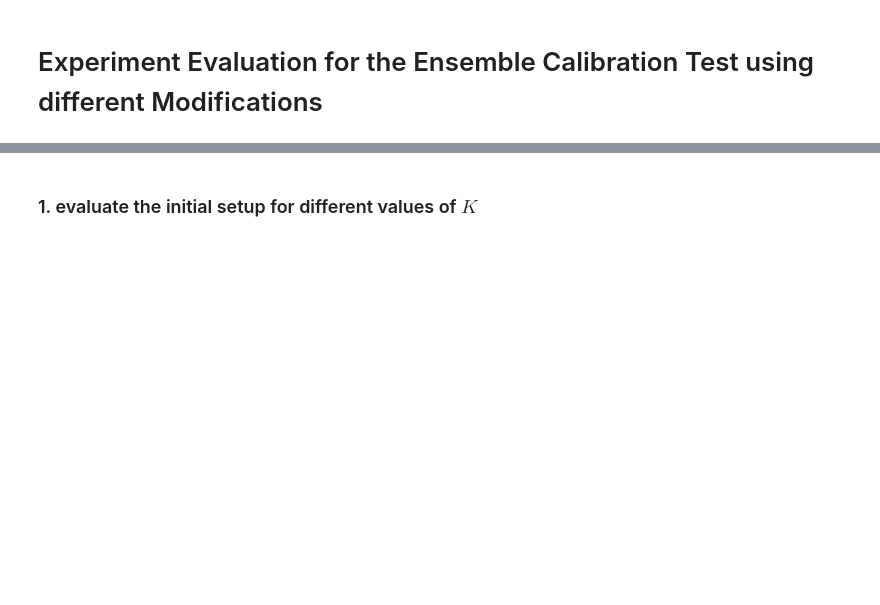
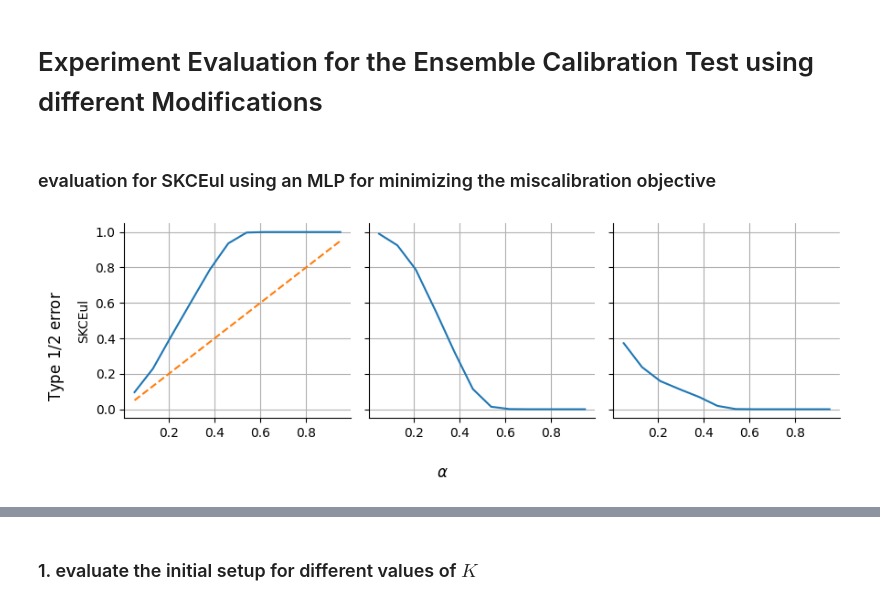
Before and after one commit to mkjuergens/EnsembleCalibration, a Jupyter notebook: notebooks/results_t1_t2.ipynb, the cells around one changed output, grey strips where cells are left out. Drawn from its saved outputs; the diff is of its cells as text; code cells hidden in the pictures; blank space fills up the shorter version.

```diff
--- a/ensemblecalibration/calibration/results_t1_t2.ipynb
+++ b/notebooks/results_t1_t2.ipynb
@@ -10,2 +23,12 @@ from plot_functions import plot_t1_erros_analysis
 # %% [markdown]
 # Experiment Evaluation for the Ensemble Calibration Test using different Modifications
+# %% [markdown]
+### evaluation for SKCEul using an MLP for minimizing the miscalibration objective
+# %%
+results_new_mlp = pd.read_csv('/Users/mirajuergens/Library/CloudStorage/OneDrive-UGent/Code/EnsembleCalibration/results/results_experiments_t1t2_new_100_10_3_1000_0.01_2d_mlp.csv')
+
+results_v3 = pd.read_csv('/Users/mirajuergens/Library/CloudStorage/OneDrive-UGent/Code/EnsembleCalibration/results/results_experiments_t1t2_v3_old_100_3_3_100_0.01_1d_cobyla.csv')
+
+fig_skce_mlp = plot_t1_erros_analysis(results_new_mlp, list_errors=list(results_new_mlp.keys()), plot_ha=True, figsize=(9,3))
+# %% [output]
+[figure, added]
```
Also changed, not shown: parts of 5 cells of this notebook, 5 other files.
